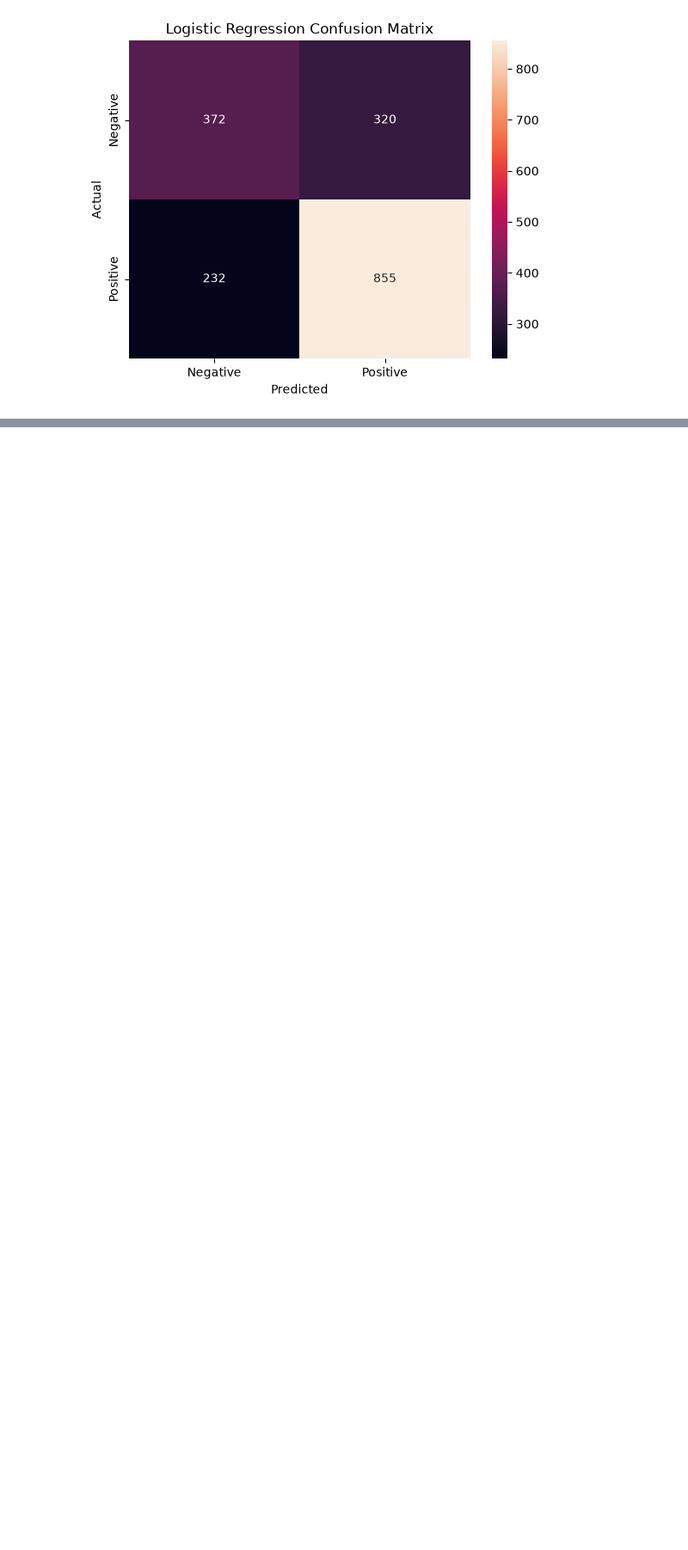
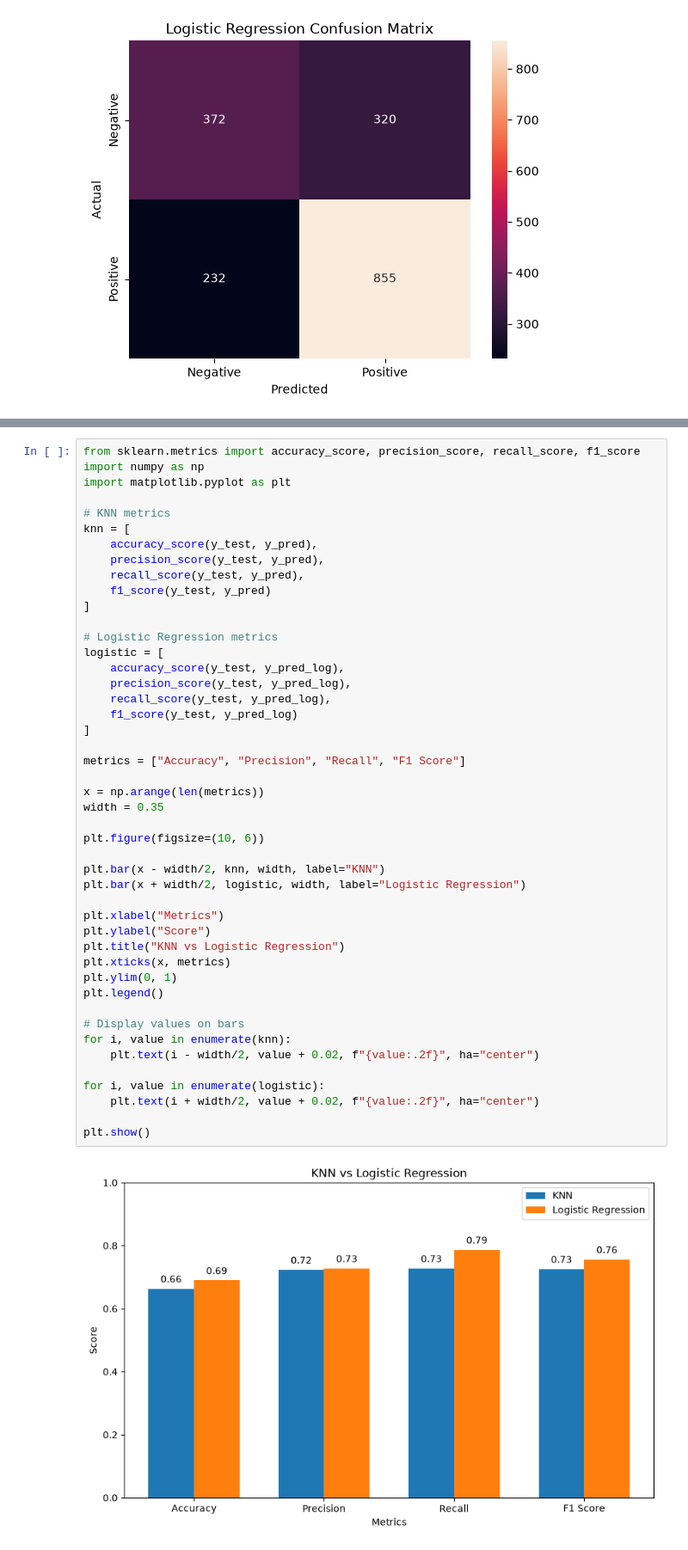
Before and after one commit to vinodh0512/ml-hcl, a Jupyter notebook: ex-5/corana/corona.ipynb, the cells around one changed output, grey strips where cells are left out. Shown at 86% size. Cells and saved outputs as stored; diff of their text form; blank space fills up the shorter version.

```diff
--- a/ex-5/corana/corona.ipynb
+++ b/ex-5/corana/corona.ipynb
@@ -550,0 +527,48 @@ NameError: name 'precision_score' is not defined
+# %%
+from sklearn.metrics import accuracy_score, precision_score, recall_score, f1_score
+import numpy as np
+import matplotlib.pyplot as plt
+
+# KNN metrics
+knn = [
+    accuracy_score(y_test, y_pred),
+    precision_score(y_test, y_pred),
+    recall_score(y_test, y_pred),
+    f1_score(y_test, y_pred)
+]
+
+# Logistic Regression metrics
+logistic = [
+    accuracy_score(y_test, y_pred_log),
+    precision_score(y_test, y_pred_log),
+    recall_score(y_test, y_pred_log),
+    f1_score(y_test, y_pred_log)
+]
+
+metrics = ["Accuracy", "Precision", "Recall", "F1 Score"]
+
+x = np.arange(len(metrics))
+width = 0.35
+
+plt.figure(figsize=(10, 6))
+
+plt.bar(x - width/2, knn, width, label="KNN")
+plt.bar(x + width/2, logistic, width, label="Logistic Regression")
+
+plt.xlabel("Metrics")
+plt.ylabel("Score")
+plt.title("KNN vs Logistic Regression")
+plt.xticks(x, metrics)
+plt.ylim(0, 1)
+plt.legend()
+
+# Display values on bars
+for i, value in enumerate(knn):
+    plt.text(i - width/2, value + 0.02, f"{value:.2f}", ha="center")
+
+for i, value in enumerate(logistic):
+    plt.text(i + width/2, value + 0.02, f"{value:.2f}", ha="center")
+
+plt.show()
+# %% [output]
+[figure, added]
```
Also changed, not shown: parts of 1 cell of this notebook.
